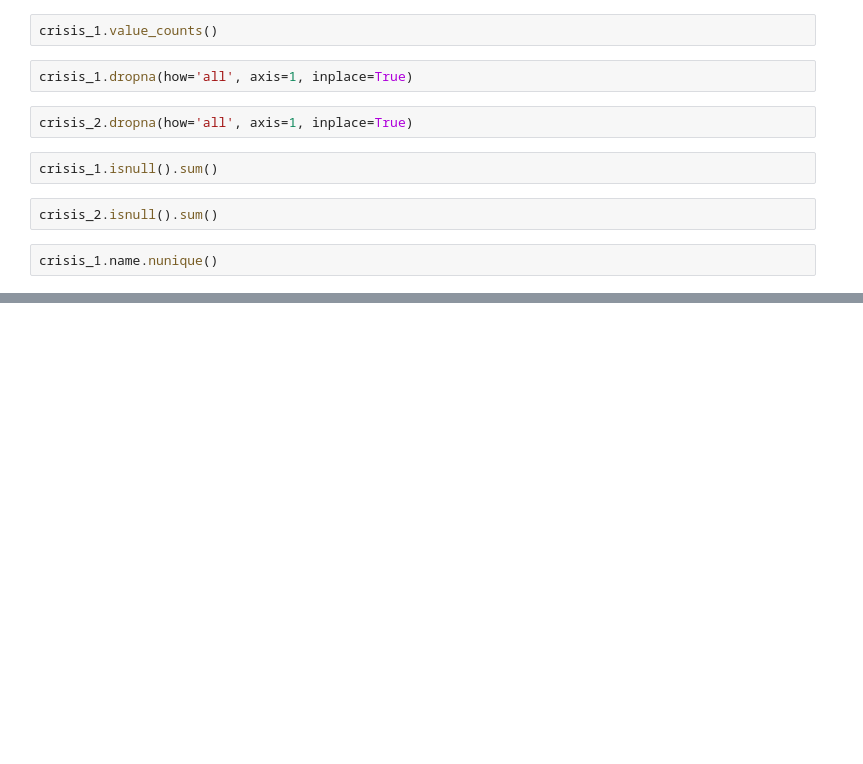
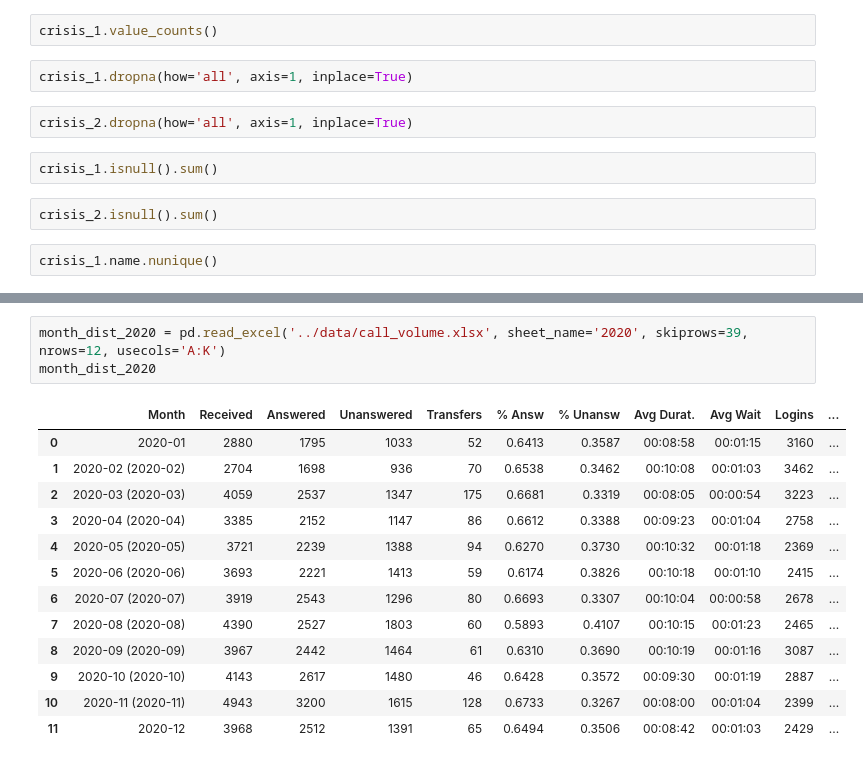
Before and after one commit to NSS-Data-Analytics-Cohort-6/fcs-crisis-sailing-the-seaborn, a Jupyter notebook: notebook/fcs_crisis_calls.ipynb, the cells around one changed output, grey strips where cells are left out. Cells and saved outputs as stored; diff of their text form; blank space fills up the shorter version.

```diff
--- a/notebook/fcs_crisis_calls.ipynb
+++ b/notebook/fcs_crisis_calls.ipynb
@@ -45,0 +107,17 @@ crisis_1.name.nunique()
+# %%
+month_dist_2020 = pd.read_excel('../data/call_volume.xlsx', sheet_name='2020', skiprows=39, nrows=12, usecols='A:K')
+month_dist_2020
+# %% [output]
+|  | Month | Received | Answered | Unanswered | Transfers | % Answ | % Unansw | Avg Durat. | Avg Wait | Logins | ... |
+| 0 | 2020-01 | 2880 | 1795 | 1033 | 52 | 0.6413 | 0.3587 | 00:08:58 | 00:01:15 | 3160 | ... |
+| 1 | 2020-02 (2020-02) | 2704 | 1698 | 936 | 70 | 0.6538 | 0.3462 | 00:10:08 | 00:01:03 | 3462 | ... |
+| 2 | 2020-03 (2020-03) | 4059 | 2537 | 1347 | 175 | 0.6681 | 0.3319 | 00:08:05 | 00:00:54 | 3223 | ... |
+| 3 | 2020-04 (2020-04) | 3385 | 2152 | 1147 | 86 | 0.6612 | 0.3388 | 00:09:23 | 00:01:04 | 2758 | ... |
+| 4 | 2020-05 (2020-05) | 3721 | 2239 | 1388 | 94 | 0.6270 | 0.3730 | 00:10:32 | 00:01:18 | 2369 | ... |
+| 5 | 2020-06 (2020-06) | 3693 | 2221 | 1413 | 59 | 0.6174 | 0.3826 | 00:10:18 | 00:01:10 | 2415 | ... |
+| 6 | 2020-07 (2020-07) | 3919 | 2543 | 1296 | 80 | 0.6693 | 0.3307 | 00:10:04 | 00:00:58 | 2678 | ... |
+| 7 | 2020-08 (2020-08) | 4390 | 2527 | 1803 | 60 | 0.5893 | 0.4107 | 00:10:15 | 00:01:23 | 2465 | ... |
+| 8 | 2020-09 (2020-09) | 3967 | 2442 | 1464 | 61 | 0.6310 | 0.3690 | 00:10:19 | 00:01:16 | 3087 | ... |
+| 9 | 2020-10 (2020-10) | 4143 | 2617 | 1480 | 46 | 0.6428 | 0.3572 | 00:09:30 | 00:01:19 | 2887 | ... |
+| 10 | 2020-11 (2020-11) | 4943 | 3200 | 1615 | 128 | 0.6733 | 0.3267 | 00:08:00 | 00:01:04 | 2399 | ... |
+| 11 | 2020-12 | 3968 | 2512 | 1391 | 65 | 0.6494 | 0.3506 | 00:08:42 | 00:01:03 | 2429 | ... |
```
Also changed, not shown: parts of 29 cells of this notebook.
